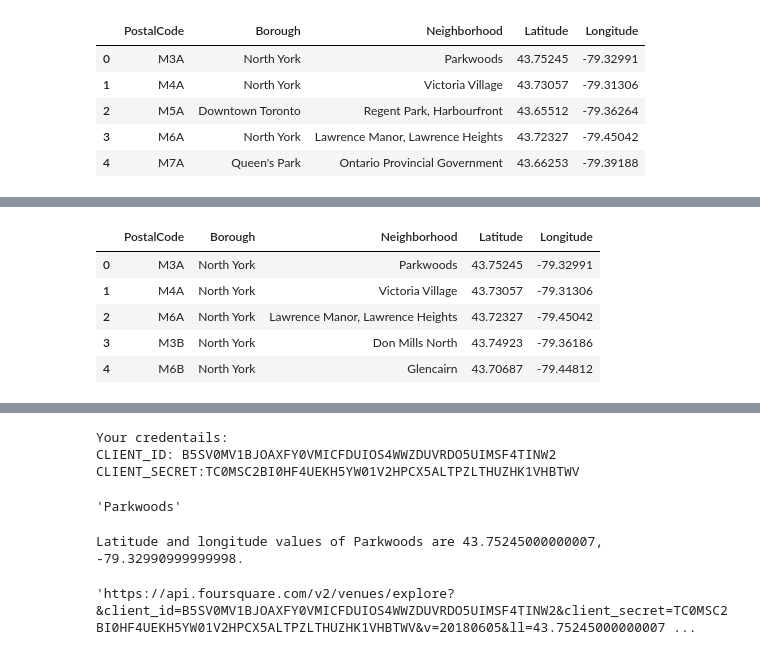
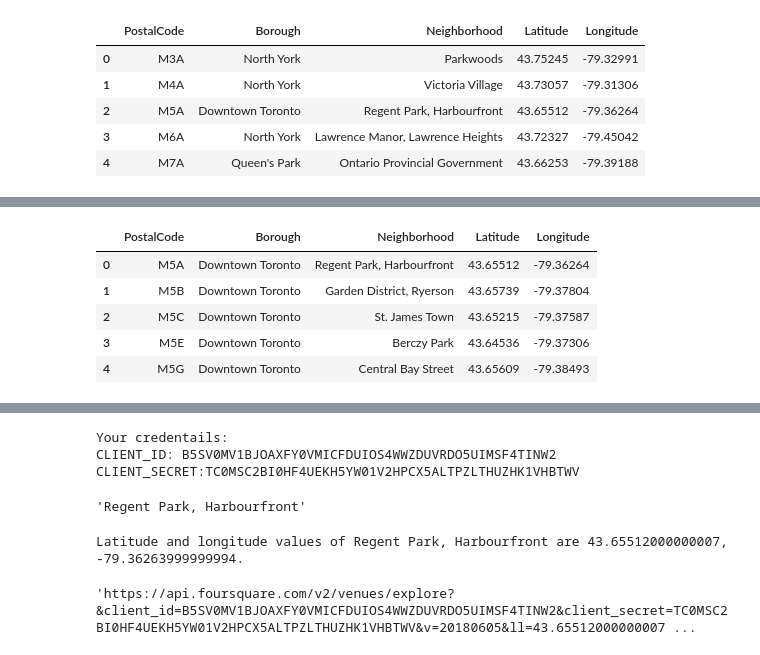
Before and after one commit to wangc8/Coursera_Capstone, a Jupyter notebook: Toronto_Neighborhoods.ipynb, the cells around one changed output, grey strips where cells are left out. Saved outputs shown, nothing was run; the diff lists cells and outputs as text; code cells hidden in the pictures.

```diff
--- a/Toronto_Neighborhoods.ipynb
+++ b/Toronto_Neighborhoods.ipynb
@@ -177,14 +182,14 @@ map_Toronto
 # %% [output]
 [interactive output not drawn]
 # %%
-NYork_data = neighborhoods[neighborhoods['Borough'] == 'North York'].reset_index(drop=True)
+NYork_data = neighborhoods[neighborhoods['Borough'] == 'Downtown Toronto'].reset_index(drop=True)
 NYork_data.head()
 # %% [output]
 |  | PostalCode | Borough | Neighborhood | Latitude | Longitude |
-| 0 | M3A | North York | Parkwoods | 43.75245 | -79.32991 |
-| 1 | M4A | North York | Victoria Village | 43.73057 | -79.31306 |
-| 2 | M6A | North York | Lawrence Manor, Lawrence Heights | 43.72327 | -79.45042 |
-| 3 | M3B | North York | Don Mills North | 43.74923 | -79.36186 |
-| 4 | M6B | North York | Glencairn | 43.70687 | -79.44812 |
+| 0 | M5A | Downtown Toronto | Regent Park, Harbourfront | 43.65512 | -79.36264 |
+| 1 | M5B | Downtown Toronto | Garden District, Ryerson | 43.65739 | -79.37804 |
+| 2 | M5C | Downtown Toronto | St. James Town | 43.65215 | -79.37587 |
+| 3 | M5E | Downtown Toronto | Berczy Park | 43.64536 | -79.37306 |
+| 4 | M5G | Downtown Toronto | Central Bay Street | 43.65609 | -79.38493 |
 # %%
 # create map of Downtown Toronto using latitude and longitude values
@@ -224,7 +229,7 @@ CLIENT_SECRET:TC0MSC2BI0HF4UEKH5YW01V2HPCX5ALTPZLTHUZHK1VHBTWV
 #Get the neighborhood's name.
 NYork_data.loc[0, 'Neighborhood']
 # %% [output]
-'Parkwoods'
+'Regent Park, Harbourfront'
 # %%
 #Get the neighborhood's latitude and longitude values.
 
@@ -237,7 +242,7 @@ print('Latitude and longitude values of {} are {}, {}.'.format(neighborhood_name
                                                                neighborhood_latitude,
                                                                neighborhood_longitude))
 # %% [output]
-Latitude and longitude values of Parkwoods are 43.75245000000007, -79.32990999999998.
+Latitude and longitude values of Regent Park, Harbourfront are 43.65512000000007, -79.36263999999994.
 # %%
 #get the top 100 venues that are in Parkwoods within a radius of 500 meters.
 
@@ -258,4 +263,4 @@ url = 'https://api.foursquare.com/v2/venues/explore?&client_id={}&client_secret=
     LIMIT)
 url # display URL
 # %% [output]
-'https://api.foursquare.com/v2/venues/explore?&client_id=B5SV0MV1BJOAXFY0VMICFDUIOS4WWZDUVRDO5UIMSF4TINW2&client_secret=TC0MSC2BI0HF4UEKH5YW01V2HPCX5ALTPZLTHUZHK1VHBTWV&v=20180605&ll=43.75245000000007 ...
+'https://api.foursquare.com/v2/venues/explore?&client_id=B5SV0MV1BJOAXFY0VMICFDUIOS4WWZDUVRDO5UIMSF4TINW2&client_secret=TC0MSC2BI0HF4UEKH5YW01V2HPCX5ALTPZLTHUZHK1VHBTWV&v=20180605&ll=43.65512000000007 ...
```
Also changed, not shown: parts of 35 cells of this notebook.
